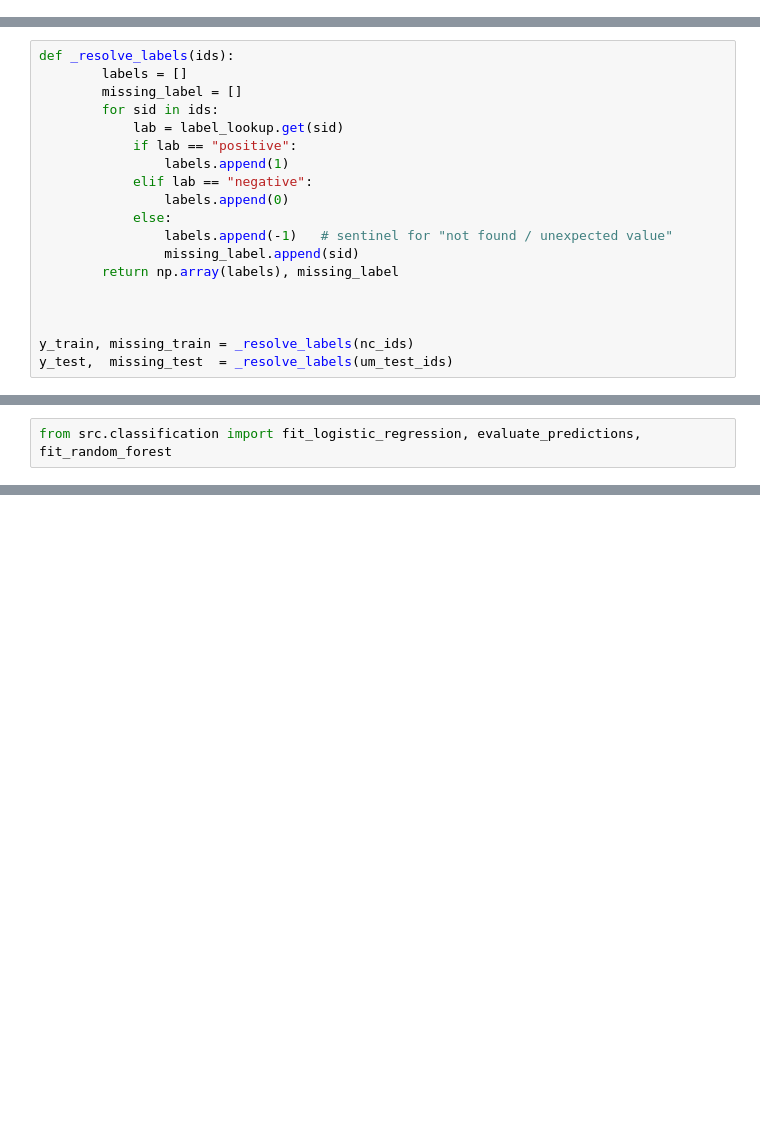
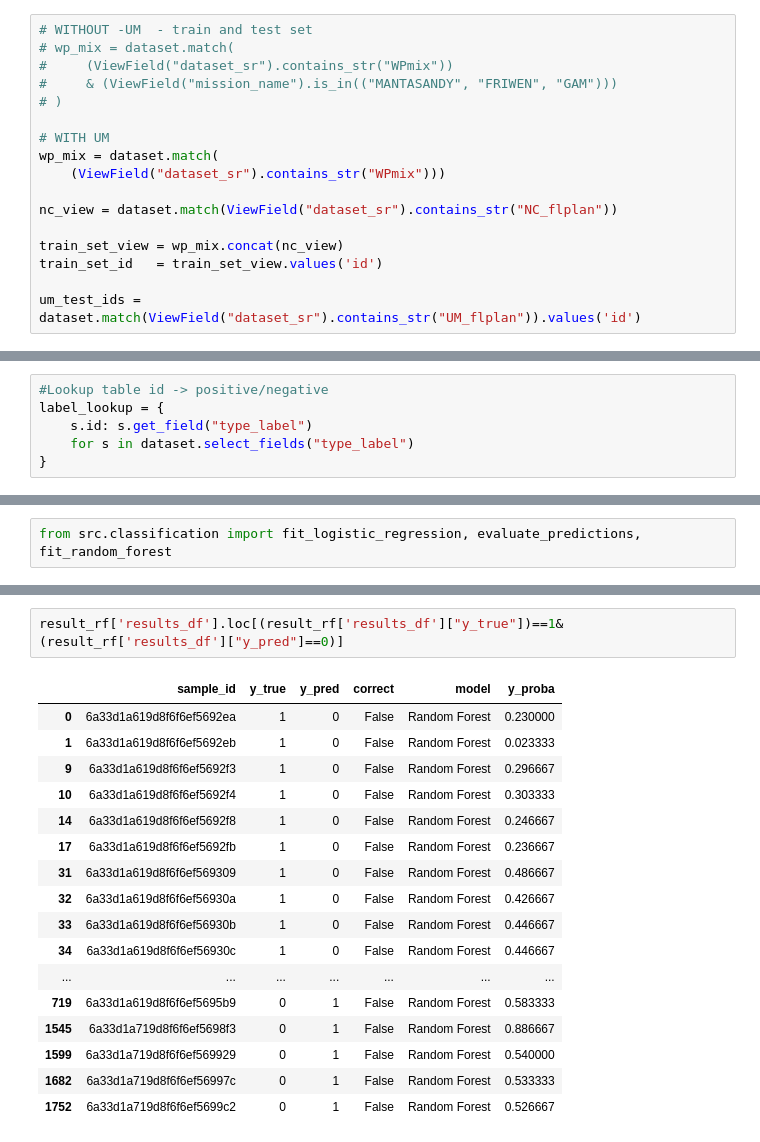
Before and after one commit to emanuel-gf/Dugongs_IRISA-MARBEC-LIRMM, a Jupyter notebook: chapter3/classification.ipynb, the cells around one changed output, grey strips where cells are left out. Saved outputs shown, nothing was run; the diff lists cells and outputs as text; blank space fills up the shorter version.

```diff
--- a/chapter3/classification.ipynb
+++ b/chapter3/classification.ipynb
@@ -93,0 +97,17 @@ X_test  = normalize(X_test,  norm="l2")
+# %%
+# WITHOUT -UM  - train and test set
+# wp_mix = dataset.match(
+#     (ViewField("dataset_sr").contains_str("WPmix"))
+#     & (ViewField("mission_name").is_in(("MANTASANDY", "FRIWEN", "GAM")))
+# )
+
+# WITH UM
+wp_mix = dataset.match(
+    (ViewField("dataset_sr").contains_str("WPmix")))
+
+nc_view = dataset.match(ViewField("dataset_sr").contains_str("NC_flplan"))
+
+train_set_view = wp_mix.concat(nc_view)
+train_set_id   = train_set_view.values('id')
+
+um_test_ids = dataset.match(ViewField("dataset_sr").contains_str("UM_flplan")).values('id')
@@ -93,0 +138,6 @@ X_test  = normalize(X_test,  norm="l2")
+# %%
+#Lookup table id -> positive/negative
+label_lookup = {
+    s.id: s.get_field("type_label")
+    for s in dataset.select_fields("type_label")
+}
@@ -106,25 +199,6 @@ X_train.shape
 X_test.shape
 # %% [output]
 (2755, 1024)
-# %%
-def _resolve_labels(ids):
-        labels = []
-        missing_label = []
-        for sid in ids:
-            lab = label_lookup.get(sid)
-            if lab == "positive":
-                labels.append(1)
-            elif lab == "negative":
-                labels.append(0)
-            else:
-                labels.append(-1)   # sentinel for "not found / unexpected value"
-                missing_label.append(sid)
-        return np.array(labels), missing_label
-
-
-
-y_train, missing_train = _resolve_labels(nc_ids)
-y_test,  missing_test  = _resolve_labels(um_test_ids)
 # %%
 y_train.shape
 # %% [output]
@@ -195,0 +288,20 @@ weighted avg       0.99      0.99      0.99      2755
+# %%
+result_rf['results_df'].loc[(result_rf['results_df']["y_true"])==1&(result_rf['results_df']["y_pred"]==0)]
+# %% [output]
+|  | sample_id | y_true | y_pred | correct | model | y_proba |
+| 0 | 6a33d1a619d8f6f6ef5692ea | 1 | 0 | False | Random Forest | 0.230000 |
+| 1 | 6a33d1a619d8f6f6ef5692eb | 1 | 0 | False | Random Forest | 0.023333 |
+| 9 | 6a33d1a619d8f6f6ef5692f3 | 1 | 0 | False | Random Forest | 0.296667 |
+| 10 | 6a33d1a619d8f6f6ef5692f4 | 1 | 0 | False | Random Forest | 0.303333 |
+| 14 | 6a33d1a619d8f6f6ef5692f8 | 1 | 0 | False | Random Forest | 0.246667 |
+| 17 | 6a33d1a619d8f6f6ef5692fb | 1 | 0 | False | Random Forest | 0.236667 |
+| 31 | 6a33d1a619d8f6f6ef569309 | 1 | 0 | False | Random Forest | 0.486667 |
+| 32 | 6a33d1a619d8f6f6ef56930a | 1 | 0 | False | Random Forest | 0.426667 |
+| 33 | 6a33d1a619d8f6f6ef56930b | 1 | 0 | False | Random Forest | 0.446667 |
+| 34 | 6a33d1a619d8f6f6ef56930c | 1 | 0 | False | Random Forest | 0.446667 |
+| ... | ... | ... | ... | ... | ... | ... |
+| 719 | 6a33d1a619d8f6f6ef5695b9 | 0 | 1 | False | Random Forest | 0.583333 |
+| 1545 | 6a33d1a719d8f6f6ef5698f3 | 0 | 1 | False | Random Forest | 0.886667 |
+| 1599 | 6a33d1a719d8f6f6ef569929 | 0 | 1 | False | Random Forest | 0.540000 |
+| 1682 | 6a33d1a719d8f6f6ef56997c | 0 | 1 | False | Random Forest | 0.533333 |
+| 1752 | 6a33d1a719d8f6f6ef5699c2 | 0 | 1 | False | Random Forest | 0.526667 |
```
Also changed, not shown: parts of 29 cells of this notebook, 6 other files.
